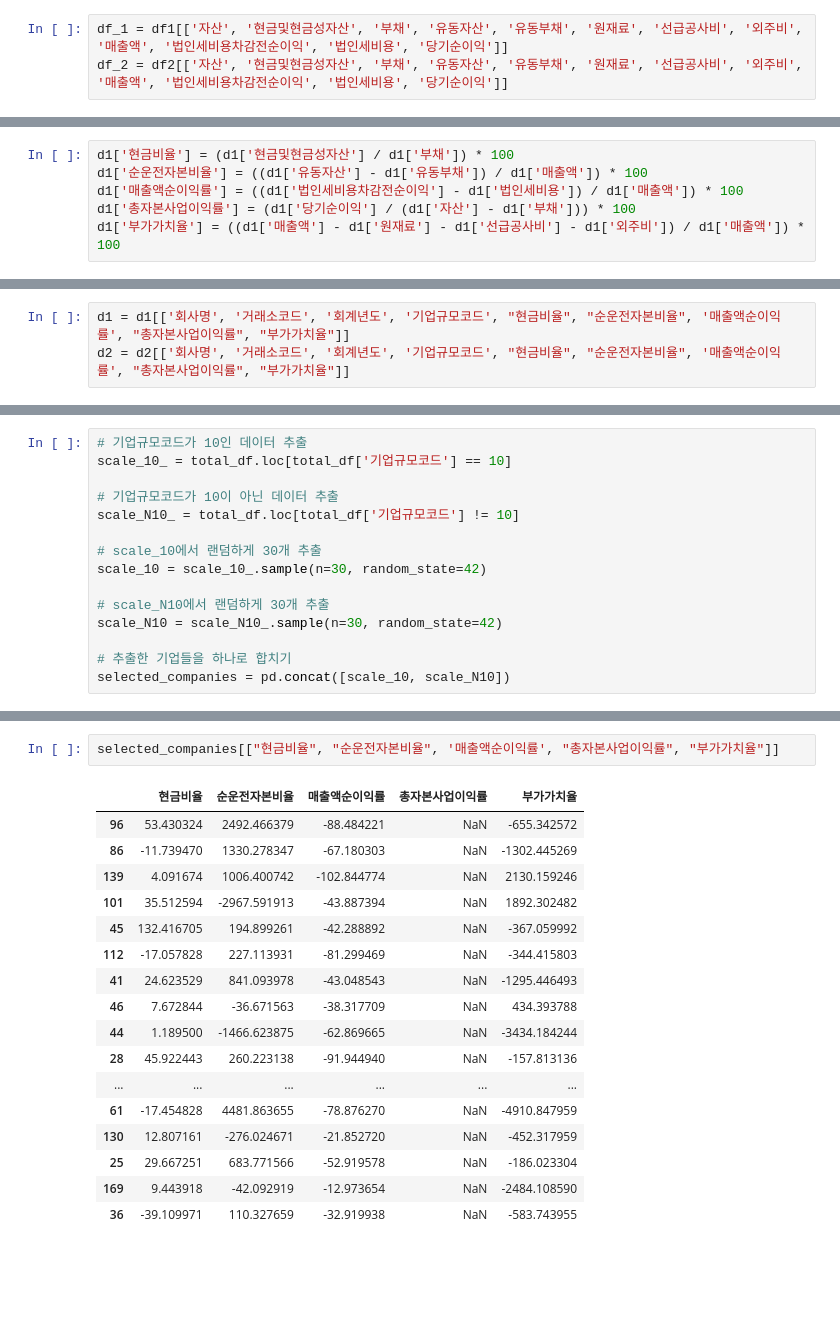
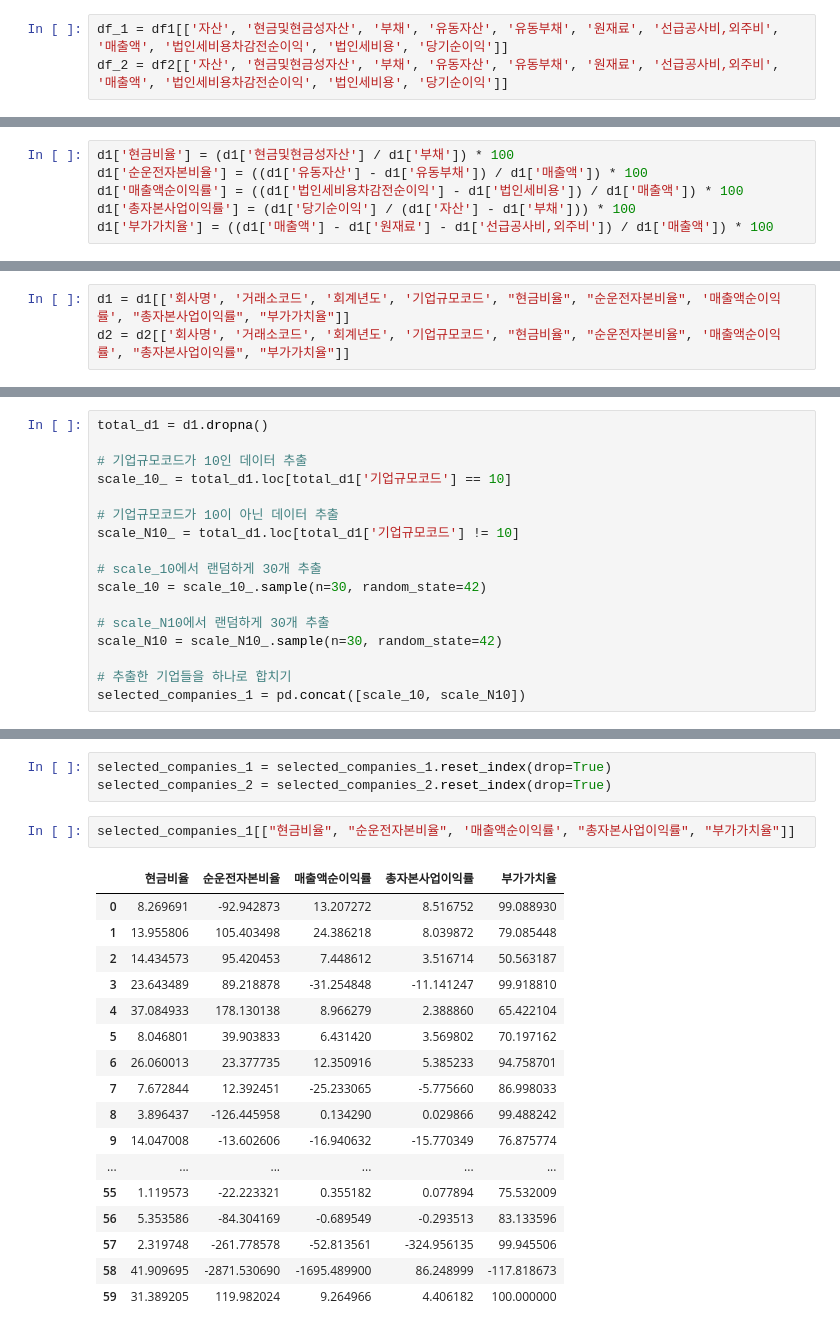
Before and after one commit to seohyungro/Python, a Jupyter notebook: 공모전/코드공유파일.ipynb, the cells around one changed output, grey strips where cells are left out. Cells and saved outputs as stored; diff of their text form; blank space fills up the shorter version.

```diff
--- a/공모전/코드공유파일.ipynb
+++ b/공모전/코드공유파일.ipynb
@@ -705,6 +619,6 @@ df2.columns = ['회사명', '거래소코드', '회계년도', '자산', '현금
 # %%
-df_1 = df1[['자산', '현금및현금성자산', '부채', '유동자산', '유동부채', '원재료', '선급공사비', '외주비', '매출액', '법인세비용차감전순이익', '법인세비용', '당기순이익']]
-df_2 = df2[['자산', '현금및현금성자산', '부채', '유동자산', '유동부채', '원재료', '선급공사비', '외주비', '매출액', '법인세비용차감전순이익', '법인세비용', '당기순이익']]
+df_1 = df1[['자산', '현금및현금성자산', '부채', '유동자산', '유동부채', '원재료', '선급공사비,외주비', '매출액', '법인세비용차감전순이익', '법인세비용', '당기순이익']]
+df_2 = df2[['자산', '현금및현금성자산', '부채', '유동자산', '유동부채', '원재료', '선급공사비,외주비', '매출액', '법인세비용차감전순이익', '법인세비용', '당기순이익']]
 # %%
 df_2 = df_2 - df_1
 # %%
@@ -715,7 +629,7 @@ d1['현금비율'] = (d1['현금및현금성자산'] / d1['부채']) * 100
 d1['순운전자본비율'] = ((d1['유동자산'] - d1['유동부채']) / d1['매출액']) * 100
 d1['매출액순이익률'] = ((d1['법인세비용차감전순이익'] - d1['법인세비용']) / d1['매출액']) * 100
 d1['총자본사업이익률'] = (d1['당기순이익'] / (d1['자산'] - d1['부채'])) * 100
-d1['부가가치율'] = ((d1['매출액'] - d1['원재료'] - d1['선급공사비'] - d1['외주비']) / d1['매출액']) * 100
+d1['부가가치율'] = ((d1['매출액'] - d1['원재료'] - d1['선급공사비,외주비']) / d1['매출액']) * 100
 # %%
 d2['현금비율'] = (d2['현금및현금성자산'] / d2['부채']) * 100
 d2['순운전자본비율'] = ((d2['유동자산'] - d2['유동부채']) / d2['매출액']) * 100
@@ -730,9 +642,11 @@ total_df = pd.concat([d1, d2], axis = 0)
 # %%
+total_d1 = d1.dropna()
+
 # 기업규모코드가 10인 데이터 추출
-scale_10_ = total_df.loc[total_df['기업규모코드'] == 10]
+scale_10_ = total_d1.loc[total_d1['기업규모코드'] == 10]
 
 # 기업규모코드가 10이 아닌 데이터 추출
-scale_N10_ = total_df.loc[total_df['기업규모코드'] != 10]
+scale_N10_ = total_d1.loc[total_d1['기업규모코드'] != 10]
 
 # scale_10에서 랜덤하게 30개 추출
 scale_10 = scale_10_.sample(n=30, random_state=42)
@@ -741,4 +655,4 @@ scale_10 = scale_10_.sample(n=30, random_state=42)
 scale_N10 = scale_N10_.sample(n=30, random_state=42)
 
 # 추출한 기업들을 하나로 합치기
-selected_companies = pd.concat([scale_10, scale_N10])
+selected_companies_1 = pd.concat([scale_10, scale_N10])
@@ -745,21 +676,24 @@ selected_companies = pd.concat([scale_10, scale_N10])
+# %%
+selected_companies_1 = selected_companies_1.reset_index(drop=True)
+selected_companies_2 = selected_companies_2.reset_index(drop=True)
 # %%
-selected_companies[["현금비율", "순운전자본비율", '매출액순이익률', "총자본사업이익률", "부가가치율"]]
+selected_companies_1[["현금비율", "순운전자본비율", '매출액순이익률', "총자본사업이익률", "부가가치율"]]
 # %% [output]
 |  | 현금비율 | 순운전자본비율 | 매출액순이익률 | 총자본사업이익률 | 부가가치율 |
-| 96 | 53.430324 | 2492.466379 | -88.484221 | NaN | -655.342572 |
-| 86 | -11.739470 | 1330.278347 | -67.180303 | NaN | -1302.445269 |
-| 139 | 4.091674 | 1006.400742 | -102.844774 | NaN | 2130.159246 |
-| 101 | 35.512594 | -2967.591913 | -43.887394 | NaN | 1892.302482 |
-| 45 | 132.416705 | 194.899261 | -42.288892 | NaN | -367.059992 |
-| 112 | -17.057828 | 227.113931 | -81.299469 | NaN | -344.415803 |
-| 41 | 24.623529 | 841.093978 | -43.048543 | NaN | -1295.446493 |
-| 46 | 7.672844 | -36.671563 | -38.317709 | NaN | 434.393788 |
-| 44 | 1.189500 | -1466.623875 | -62.869665 | NaN | -3434.184244 |
-| 28 | 45.922443 | 260.223138 | -91.944940 | NaN | -157.813136 |
+| 0 | 8.269691 | -92.942873 | 13.207272 | 8.516752 | 99.088930 |
+| 1 | 13.955806 | 105.403498 | 24.386218 | 8.039872 | 79.085448 |
+| 2 | 14.434573 | 95.420453 | 7.448612 | 3.516714 | 50.563187 |
+| 3 | 23.643489 | 89.218878 | -31.254848 | -11.141247 | 99.918810 |
+| 4 | 37.084933 | 178.130138 | 8.966279 | 2.388860 | 65.422104 |
+| 5 | 8.046801 | 39.903833 | 6.431420 | 3.569802 | 70.197162 |
+| 6 | 26.060013 | 23.377735 | 12.350916 | 5.385233 | 94.758701 |
+| 7 | 7.672844 | 12.392451 | -25.233065 | -5.775660 | 86.998033 |
+| 8 | 3.896437 | -126.445958 | 0.134290 | 0.029866 | 99.488242 |
+| 9 | 14.047008 | -13.602606 | -16.940632 | -15.770349 | 76.875774 |
 | ... | ... | ... | ... | ... | ... |
-| 61 | -17.454828 | 4481.863655 | -78.876270 | NaN | -4910.847959 |
-| 130 | 12.807161 | -276.024671 | -21.852720 | NaN | -452.317959 |
-| 25 | 29.667251 | 683.771566 | -52.919578 | NaN | -186.023304 |
-| 169 | 9.443918 | -42.092919 | -12.973654 | NaN | -2484.108590 |
-| 36 | -39.109971 | 110.327659 | -32.919938 | NaN | -583.743955 |
+| 55 | 1.119573 | -22.223321 | 0.355182 | 0.077894 | 75.532009 |
+| 56 | 5.353586 | -84.304169 | -0.689549 | -0.293513 | 83.133596 |
+| 57 | 2.319748 | -261.778578 | -52.813561 | -324.956135 | 99.945506 |
+| 58 | 41.909695 | -2871.530690 | -1695.489900 | 86.248999 | -117.818673 |
+| 59 | 31.389205 | 119.982024 | 9.264966 | 4.406182 | 100.000000 |
 # %%
```
Also changed, not shown: parts of 41 cells of this notebook, 6 other files.
